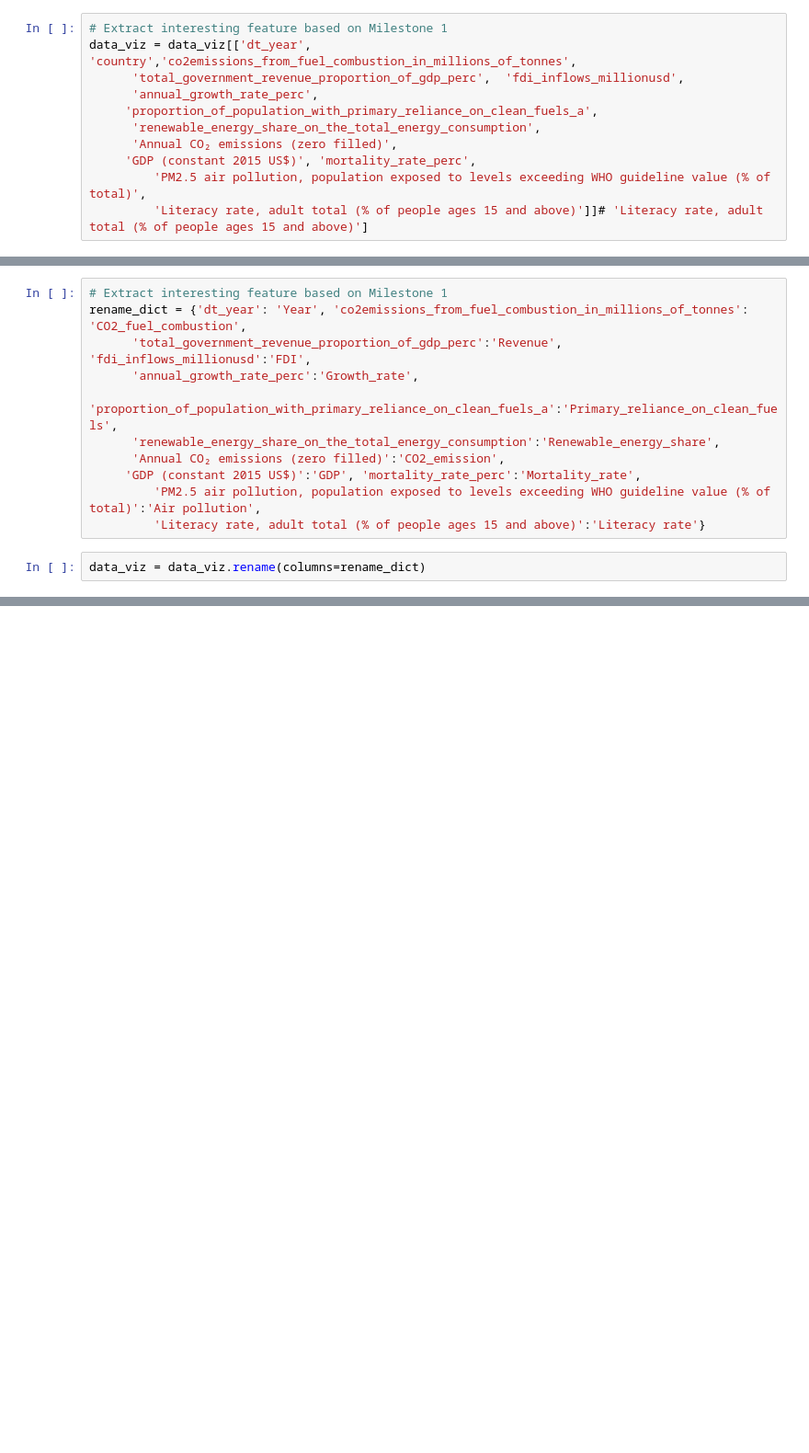
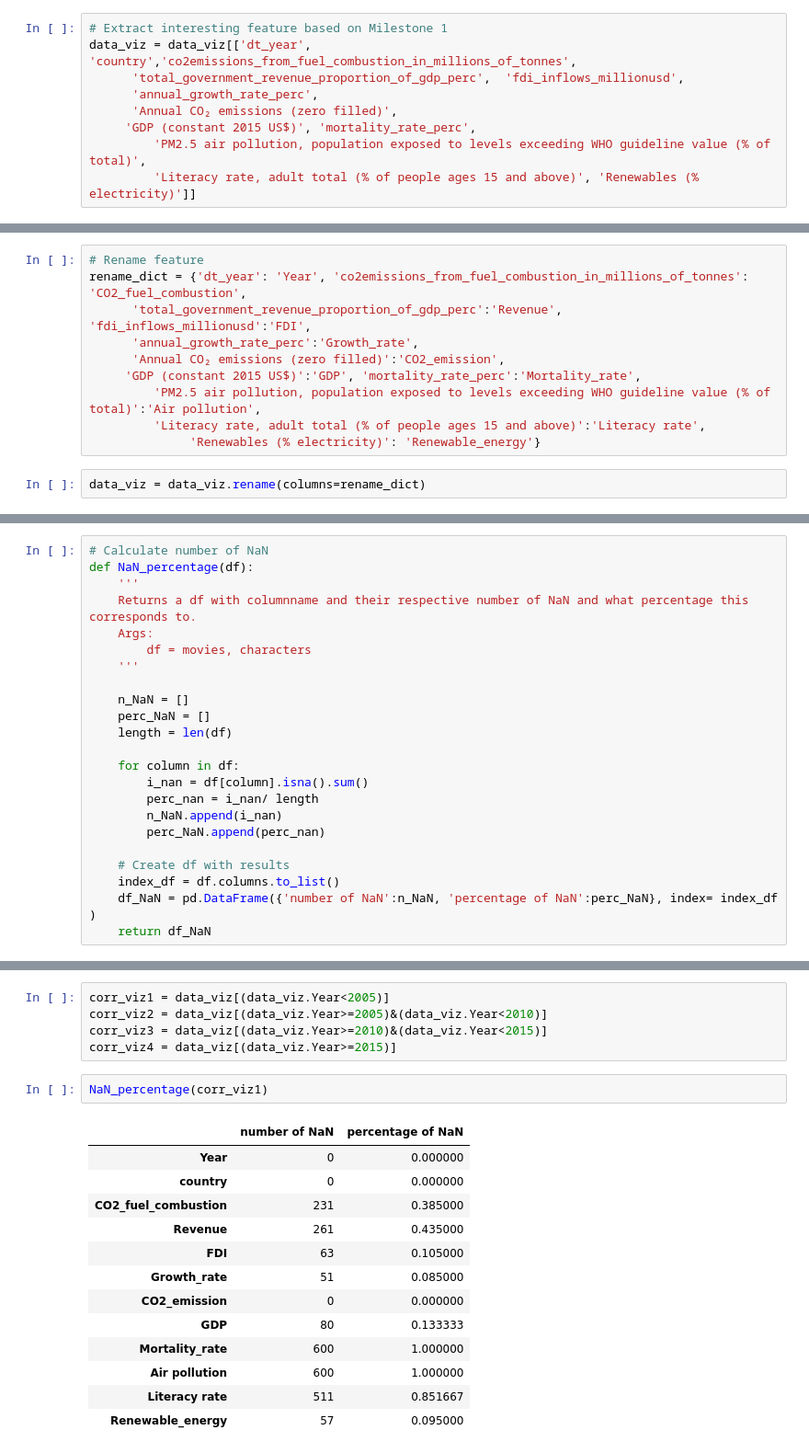
Before and after one commit to com-480-data-visualization/project-2023-unsdg_viz, a Jupyter notebook: milestone1/extract_data.ipynb, the cells around one changed output, grey strips where cells are left out. Shown: that part at 92% size. Drawn from its saved outputs; the diff is of its cells as text; blank space fills up the shorter version.

```diff
--- a/milestone1/extract_data.ipynb
+++ b/milestone1/extract_data.ipynb
@@ -28,9 +34,7 @@ data_viz = data[data.country.isin(co2.Entity)]
 data_viz = data_viz[['dt_year', 'country','co2emissions_from_fuel_combustion_in_millions_of_tonnes',
       'total_government_revenue_proportion_of_gdp_perc',  'fdi_inflows_millionusd',
       'annual_growth_rate_perc',
-     'proportion_of_population_with_primary_reliance_on_clean_fuels_a',
-      'renewable_energy_share_on_the_total_energy_consumption',
       'Annual CO₂ emissions (zero filled)',
      'GDP (constant 2015 US$)', 'mortality_rate_perc',
          'PM2.5 air pollution, population exposed to levels exceeding WHO guideline value (% of total)',
-         'Literacy rate, adult total (% of people ages 15 and above)']]# 'Literacy rate, adult total (% of people ages 15 and above)']
+         'Literacy rate, adult total (% of people ages 15 and above)', 'Renewables (% electricity)']]
@@ -72,14 +44,13 @@ data_viz
 # %%
-# Extract interesting feature based on Milestone 1
+# Rename feature
 rename_dict = {'dt_year': 'Year', 'co2emissions_from_fuel_combustion_in_millions_of_tonnes': 'CO2_fuel_combustion',
       'total_government_revenue_proportion_of_gdp_perc':'Revenue',  'fdi_inflows_millionusd':'FDI',
       'annual_growth_rate_perc':'Growth_rate',
-     'proportion_of_population_with_primary_reliance_on_clean_fuels_a':'Primary_reliance_on_clean_fuels',
-      'renewable_energy_share_on_the_total_energy_consumption':'Renewable_energy_share',
       'Annual CO₂ emissions (zero filled)':'CO2_emission',
      'GDP (constant 2015 US$)':'GDP', 'mortality_rate_perc':'Mortality_rate',
          'PM2.5 air pollution, population exposed to levels exceeding WHO guideline value (% of total)':'Air pollution',
-         'Literacy rate, adult total (% of people ages 15 and above)':'Literacy rate'}
+         'Literacy rate, adult total (% of people ages 15 and above)':'Literacy rate',
+              'Renewables (% electricity)': 'Renewable_energy'}
 # %%
 data_viz = data_viz.rename(columns=rename_dict)
 # %%
@@ -100,0 +58,23 @@ data_viz.to_pickle("./data_viz.pkl")
+# %%
+# Calculate number of NaN
+def NaN_percentage(df):
+    '''
+    Returns a df with columnname and their respective number of NaN and what percentage this corresponds to.
+    Args:
+        df = movies, characters
+    '''
+
+    n_NaN = []
+    perc_NaN = []
+    length = len(df)
+
+    for column in df:
+        i_nan = df[column].isna().sum()
+        perc_nan = i_nan/ length
+        n_NaN.append(i_nan)
+        perc_NaN.append(perc_nan)
+
+    # Create df with results
+    index_df = df.columns.to_list()
+    df_NaN = pd.DataFrame({'number of NaN':n_NaN, 'percentage of NaN':perc_NaN}, index= index_df )
+    return df_NaN
@@ -100,0 +91,21 @@ data_viz.to_pickle("./data_viz.pkl")
+# %%
+corr_viz1 = data_viz[(data_viz.Year<2005)]
+corr_viz2 = data_viz[(data_viz.Year>=2005)&(data_viz.Year<2010)]
+corr_viz3 = data_viz[(data_viz.Year>=2010)&(data_viz.Year<2015)]
+corr_viz4 = data_viz[(data_viz.Year>=2015)]
+# %%
+NaN_percentage(corr_viz1)
+# %% [output]
+|  | number of NaN | percentage of NaN |
+| Year | 0 | 0.000000 |
+| country | 0 | 0.000000 |
+| CO2_fuel_combustion | 231 | 0.385000 |
+| Revenue | 261 | 0.435000 |
+| FDI | 63 | 0.105000 |
+| Growth_rate | 51 | 0.085000 |
+| CO2_emission | 0 | 0.000000 |
+| GDP | 80 | 0.133333 |
+| Mortality_rate | 600 | 1.000000 |
+| Air pollution | 600 | 1.000000 |
+| Literacy rate | 511 | 0.851667 |
+| Renewable_energy | 57 | 0.095000 |
```
Also changed, not shown: parts of 16 cells of this notebook, 18 other files.
